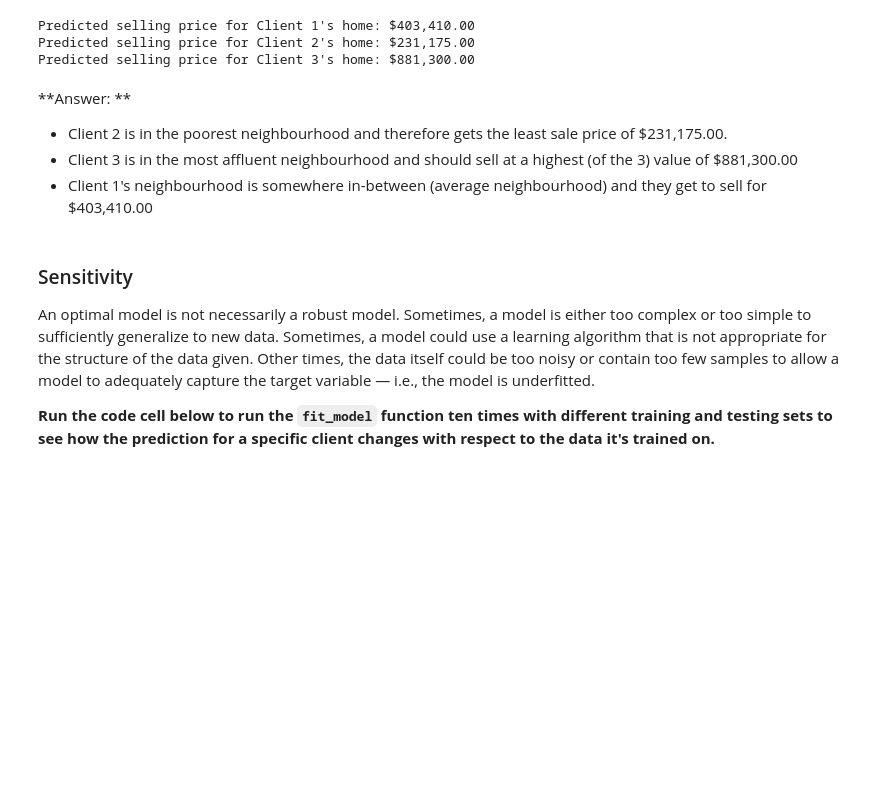
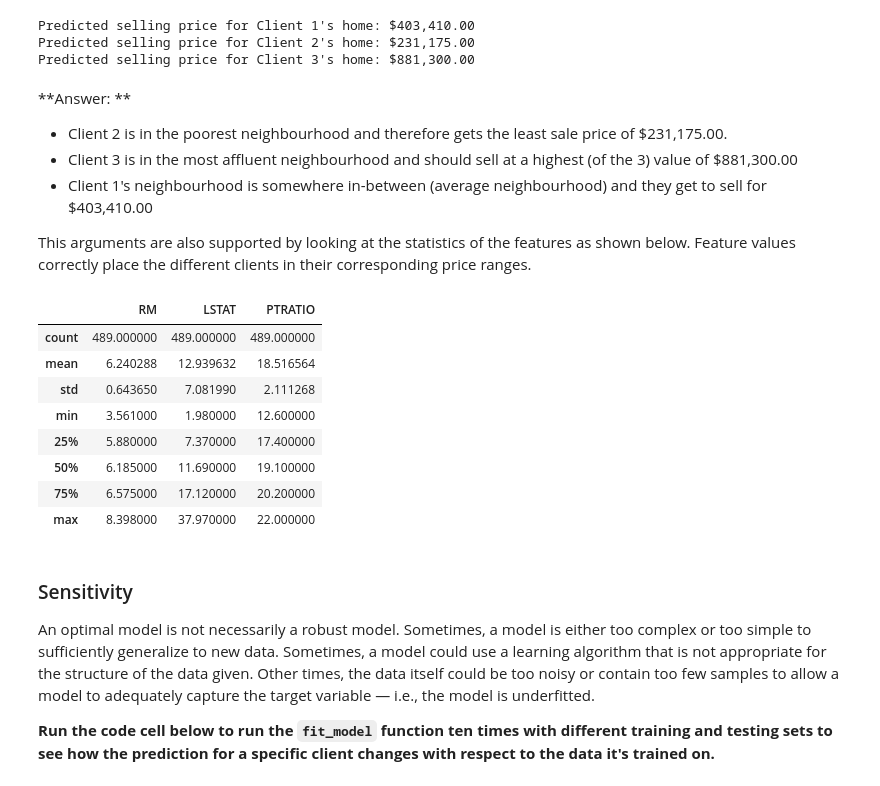
Before and after one commit to akatumba/mlnano, a Jupyter notebook: projects/boston_housing/boston_housing.ipynb, the cells around one changed output. Saved outputs shown, nothing was run; the diff lists cells and outputs as text; code cells hidden in the pictures; blank space fills up the shorter version.

```diff
--- a/projects/boston_housing/boston_housing.ipynb
+++ b/projects/boston_housing/boston_housing.ipynb
@@ -390,6 +412,33 @@ Predicted selling price for Client 3's home: $881,300.00
 - Client 2 is in the poorest neighbourhood and therefore gets the least sale price of \$231,175.00.
 - Client 3 is in the most affluent neighbourhood and should sell at a highest (of the 3) value of \$881,300.00
 - Client 1's neighbourhood is somewhere in-between (average neighbourhood) and they get to sell for \$403,410.00
+
+This arguments are also supported by looking at the statistics of the features as shown below. Feature values correctly place the different clients in their corresponding price ranges.
+# %%
+features.describe()
+
+# Reviewer 1 also recommended box plots. These also carry the same info.
+# import matplotlib.pyplot as plt
+# plt.figure(figsize=(20, 5))
+# y_ax = [[3,9],[0,40],[11,23]]
+# for i, col in enumerate(features.columns):
+#     plt.subplot(1, 3, i+1)
+#     plt.boxplot(data[col])
+#     plt.title(col)
+#     for j in range(3):
+#         plt.plot(1, client_data[j][i], marker="o")
+#         plt.annotate('Client '+str(j+1), xy=(1,client_data[j][i]))
+#         plt.ylim(y_ax[i])
+# %% [output]
+|  | RM | LSTAT | PTRATIO |
+| count | 489.000000 | 489.000000 | 489.000000 |
+| mean | 6.240288 | 12.939632 | 18.516564 |
+| std | 0.643650 | 7.081990 | 2.111268 |
+| min | 3.561000 | 1.980000 | 12.600000 |
+| 25% | 5.880000 | 7.370000 | 17.400000 |
+| 50% | 6.185000 | 11.690000 | 19.100000 |
+| 75% | 6.575000 | 17.120000 | 20.200000 |
+| max | 8.398000 | 37.970000 | 22.000000 |
 # %% [markdown]
 ### Sensitivity
 An optimal model is not necessarily a robust model. Sometimes, a model is either too complex or too simple to sufficiently generalize to new data. Sometimes, a model could use a learning algorithm that is not appropriate for the structure of the data given. Other times, the data itself could be too noisy or contain too few samples to allow a model to adequately capture the target variable — i.e., the model is underfitted.
```
Also changed, not shown: parts of 9 cells of this notebook, 2 other files.
